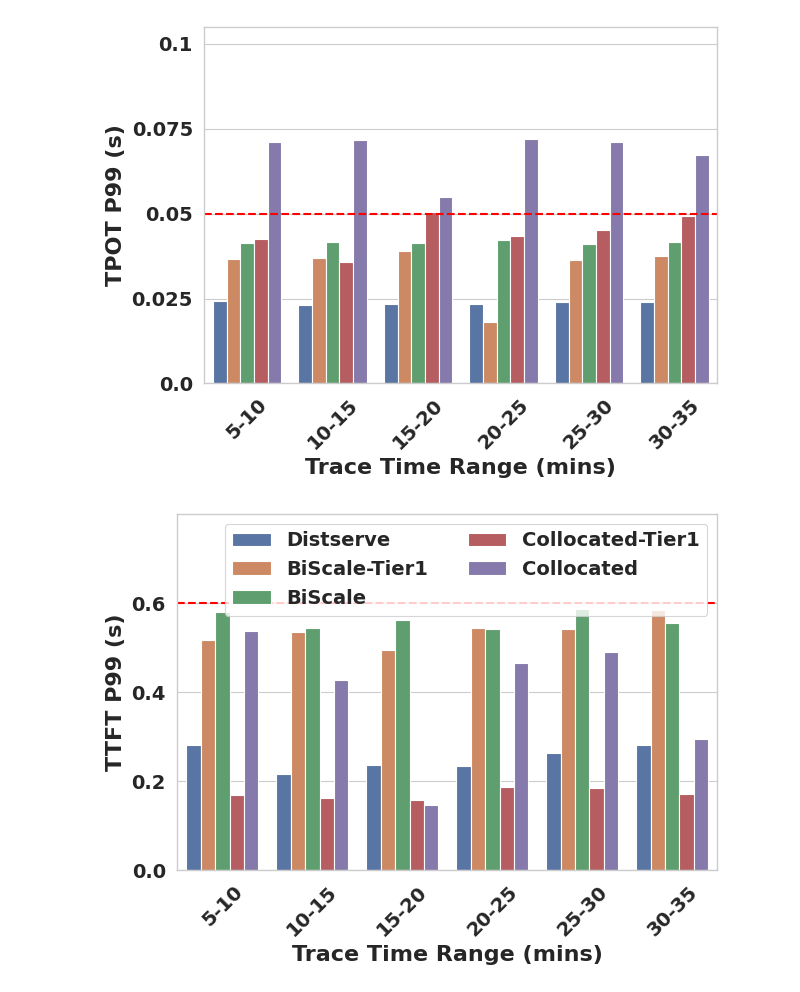
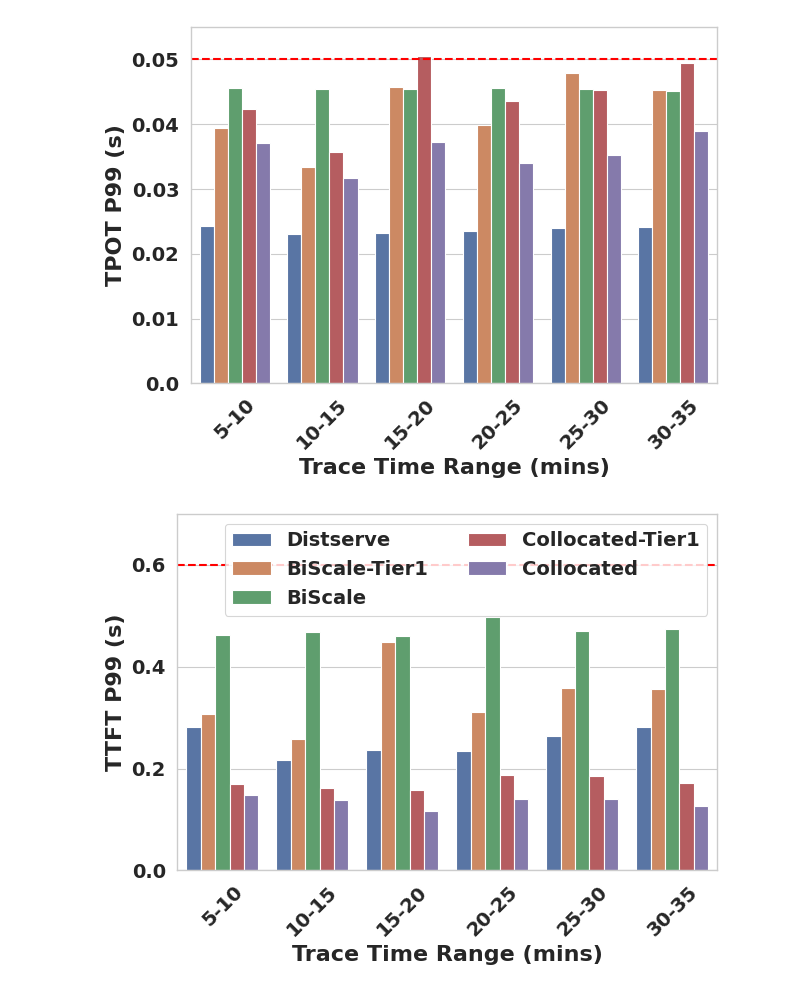
Before and after one commit to Louis-99/vllm-fork, a Jupyter notebook: additional_stuff/asplos_evals/2_nodes/disag_vs_collocated.ipynb, the cells around one changed output. Saved outputs shown, nothing was run; the diff lists cells and outputs as text; code cells hidden in the pictures.

Commit message:
2 node stuff with all figures with 50ms tpot

```diff
--- a/additional_stuff/asplos_evals/2_nodes/disag_vs_collocated.ipynb
+++ b/additional_stuff/asplos_evals/2_nodes/disag_vs_collocated.ipynb
@@ -19,18 +19,18 @@ rename_mapping = {
     'DISTSERVE_AUG16_AZURE_SHAREGPT_P67_3': 'Distserve 40',
     'DISTSERVE_AUG16_AZURE_SHAREGPT_P67_2': 'Distserve 25',
     'DISTSERVE_AUG16_AZURE_SHAREGPT_P67_1': 'Distserve 10',
-    'OURS_AUG16_AZURE_CONV_P67_6': 'BiScale-Tier1 85',
-    'OURS_AUG16_AZURE_CONV_P67_5': 'BiScale-Tier1 70',
-    'OURS_AUG16_AZURE_CONV_P67_4': 'BiScale-Tier1 55',
-    'OURS_AUG16_AZURE_CONV_P67_3': 'BiScale-Tier1 40',
-    'OURS_AUG16_AZURE_CONV_P67_2': 'BiScale-Tier1 25',
-    'OURS_AUG16_AZURE_CONV_P67_1': 'BiScale-Tier1 10',
-    'OURS_AUG16_AZURE_CONV_P67_6_DVFS': 'BiScale 10',
-    'OURS_AUG16_AZURE_CONV_P67_5_DVFS': 'BiScale 25',
-    'OURS_AUG16_AZURE_CONV_P67_4_DVFS': 'BiScale 40',
-    'OURS_AUG16_AZURE_CONV_P67_3_DVFS': 'BiScale 55',
-    'OURS_AUG16_AZURE_CONV_P67_2_DVFS': 'BiScale 70',
-    'OURS_AUG16_AZURE_CONV_P67_1_DVFS': 'BiScale 85',
+    'OURS_AUG16_AZURE_SHAREGPT_P67_6': 'BiScale-Tier1 85',
+    'OURS_AUG16_AZURE_SHAREGPT_P67_5': 'BiScale-Tier1 70',
+    'OURS_AUG16_AZURE_SHAREGPT_P67_4': 'BiScale-Tier1 55',
+    'OURS_AUG16_AZURE_SHAREGPT_P67_3': 'BiScale-Tier1 40',
+    'OURS_AUG16_AZURE_SHAREGPT_P67_2': 'BiScale-Tier1 25',
+    'OURS_AUG16_AZURE_SHAREGPT_P67_1': 'BiScale-Tier1 10',
+    'OURS_AUG16_AZURE_SHAREGPT_P67_6_DVFS': 'BiScale 10',
+    'OURS_AUG16_AZURE_SHAREGPT_P67_5_DVFS': 'BiScale 25',
+    'OURS_AUG16_AZURE_SHAREGPT_P67_4_DVFS': 'BiScale 40',
+    'OURS_AUG16_AZURE_SHAREGPT_P67_3_DVFS': 'BiScale 55',
+    'OURS_AUG16_AZURE_SHAREGPT_P67_2_DVFS': 'BiScale 70',
+    'OURS_AUG16_AZURE_SHAREGPT_P67_1_DVFS': 'BiScale 85',
     'OURS_CHUNK_AUG16_AZURE_SHAREGPT_P67_6': 'Collocated-Tier1 85',
     'OURS_CHUNK_AUG16_AZURE_SHAREGPT_P67_5': 'Collocated-Tier1 70',
     'OURS_CHUNK_AUG16_AZURE_SHAREGPT_P67_4': 'Collocated-Tier1 55',
@@ -80,11 +80,11 @@ ax.axhline(y=0.05, color='red', linestyle='--', linewidth=1.5)
 # Customize the plot
 ax.set_xlabel('Trace Time Range (mins)', fontsize=16, fontweight='bold')
 ax.set_ylabel('TPOT P99 (s)', fontsize=16, fontweight='bold')
-ax.set_ylim(0, 0.105)
+ax.set_ylim(0, 0.055)
 ax.set_xticks([0,1,2, 3, 4, 5])
 ax.set_xticklabels(['5-10', '10-15', '15-20', '20-25', '25-30', '30-35'], fontsize=14, rotation=45, ha='center', fontweight='bold')
-ax.set_yticks([0.0, 0.025, 0.05, 0.075, 0.1])
-ax.set_yticklabels(['0.0', '0.025', '0.05', '0.075', '0.1'], fontsize=14, fontweight='bold')
+ax.set_yticks([0.0, 0.01, 0.02, 0.03, 0.04, 0.05])
+ax.set_yticklabels(['0.0', '0.01', '0.02', '0.03', '0.04', '0.05'], fontsize=14, fontweight='bold')
 ax.legend_.remove()
 
 plt.tight_layout()
@@ -105,7 +105,7 @@ ax.axhline(y=0.6, color='red', linestyle='--', linewidth=1.5)
 # Customize the plot
 ax.set_xlabel('Trace Time Range (mins)', fontsize=16, fontweight='bold')
 ax.set_ylabel('TTFT P99 (s)', fontsize=16, fontweight='bold')
-ax.set_ylim(0, 0.8)
+ax.set_ylim(0, 0.7)
 ax.set_xticks([0,1,2, 3, 4, 5])
 ax.set_xticklabels(['5-10', '10-15', '15-20', '20-25', '25-30', '30-35'], fontsize=14, rotation=45, ha='center', fontweight='bold')
 ax.set_yticks([0.0, 0.2, 0.4, 0.6])
@@ -114,33 +114,33 @@ ax.legend(title="", ncol=2, prop={"size": 14, "weight": "bold"})
 
 plt.tight_layout()
 plt.savefig("figs/real_67p_trace_ttft_w_coll_w_coll.pdf", format="pdf")
 
 ############################ energy per request - total #######################
 
 df_results['energy_per_req'] = df_results['energy_j'] / df_results['num_requests']
 sns.set_theme(context="paper", style="whitegrid")
 plt.figure()
 ax = sns.barplot(
     x="rps",
     y="energy_per_req",
     hue="name",
     data=df_results,
     dodge=True,
 )
 
 # Customize the plot
 ax.set_xlabel('Trace Time Range (mins)', fontsize=16, fontweight='bold')
 ax.set_ylabel('Energy per Request (J)', fontsize=16, fontweight='bold')
-ax.set_ylim(0, 190)
+ax.set_ylim(0, 240)
 ax.set_xticks([0,1,2, 3, 4, 5])
 ax.set_xticklabels(['5-10', '10-15', '15-20', '20-25', '25-30', '30-35'], fontsize=14, rotation=45, ha='center', fontweight='bold')
 ax.tick_params(axis='y', labelsize=14)
 for label in ax.get_yticklabels():
     label.set_fontweight('bold')
 ax.legend(title="", ncol=2, prop={"size": 14, "weight": "bold"})
 # ax.legend_.remove()
 plt.tight_layout()
 plt.savefig("figs/real_67p_trace_energy_per_request_total_w_coll.pdf", format="pdf")
 # %% [output]
-[figure, old version]
+[figure, new version]
-[figure, old version]
+[figure, new version]
```
Also changed, not shown: parts of 3 cells of this notebook, 46 other files.
